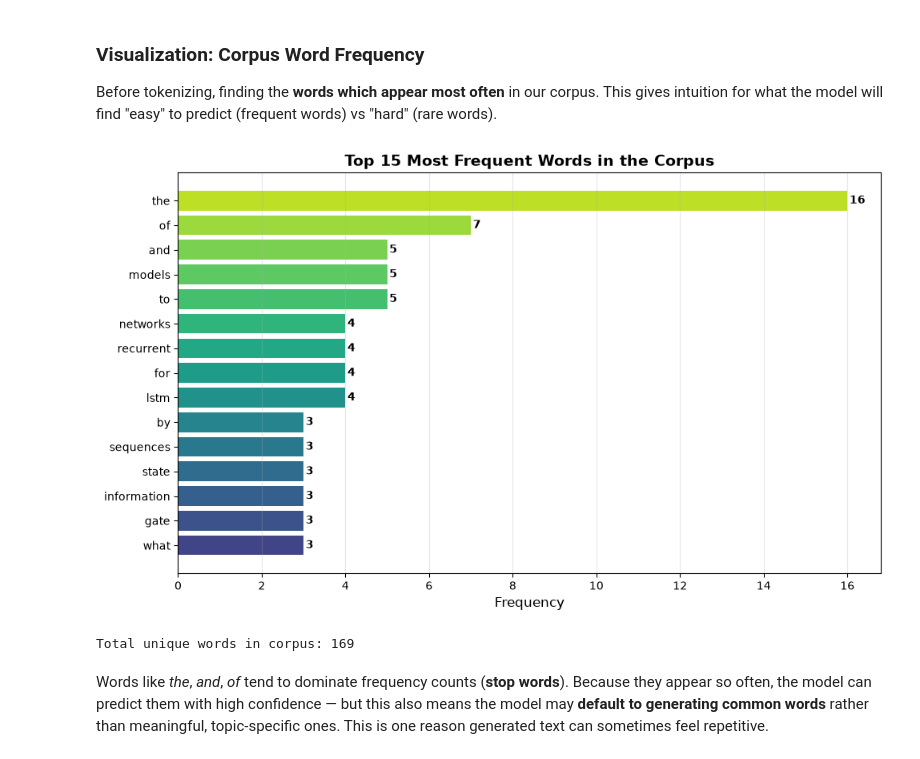
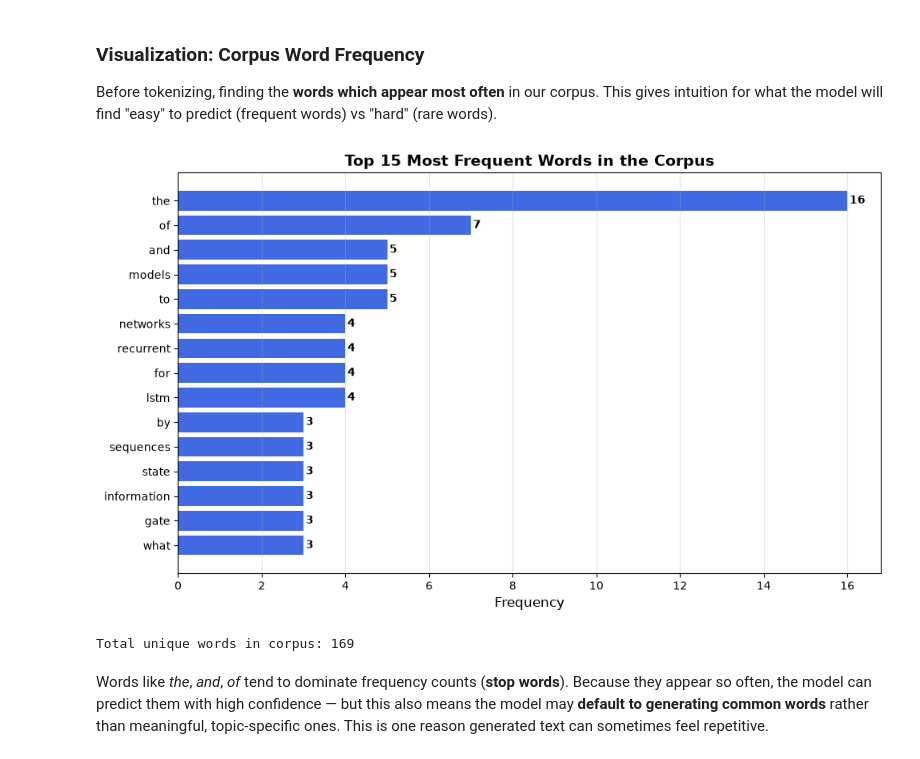
Before and after one commit to divyansharrma10/CEI_Assignments_Divyansh_Sharma_PIET, a Jupyter notebook: week5_Divyansh_Sharma_PIET.ipynb, the cells around one changed output. Saved outputs shown, nothing was run; the diff lists cells and outputs as text; code cells hidden in the pictures.

```diff
--- a/week5_Divyansh_Sharma_PIET.ipynb
+++ b/week5_Divyansh_Sharma_PIET.ipynb
@@ -114,29 +114,29 @@ Before tokenizing, finding the **words which appear most often** in our corpus.
 # %%
 from collections import Counter
 
 word_counts = Counter(corpus.split())
 top_words = word_counts.most_common(15)
 
 words  = [w for w, c in top_words]
 counts = [c for w, c in top_words]
 
 plt.figure(figsize=(10, 6))
 
-bars = plt.barh(words[::-1], counts[::-1], color=plt.cm.viridis(np.linspace(0.2, 0.9, len(words))))
+bars = plt.barh(words[::-1], counts[::-1], color='royalblue')
 plt.xlabel("Frequency", fontsize=12)
 plt.title("Top 15 Most Frequent Words in the Corpus", fontsize=14, fontweight='bold')
 
 plt.grid(True, axis='x', alpha=0.3)
 for bar, count in zip(bars, counts[::-1]):
     plt.text(bar.get_width() + 0.05, bar.get_y() + bar.get_height()/2, str(count),
              va='center', fontsize=10, fontweight='bold')
 
 plt.tight_layout()
 plt.show()
 
 print(f"Total unique words in corpus: {len(word_counts)}")
 # %% [output]
-[figure, old version]
+[figure, new version]
 Total unique words in corpus: 169
 # %% [markdown]
 Words like *the*, *and*, *of* tend to dominate frequency counts (**stop words**). Because they appear so often, the model can predict them with high confidence — but this also means the model may **default to generating common words** rather than meaningful, topic-specific ones. This is one reason generated text can sometimes feel repetitive.
```
